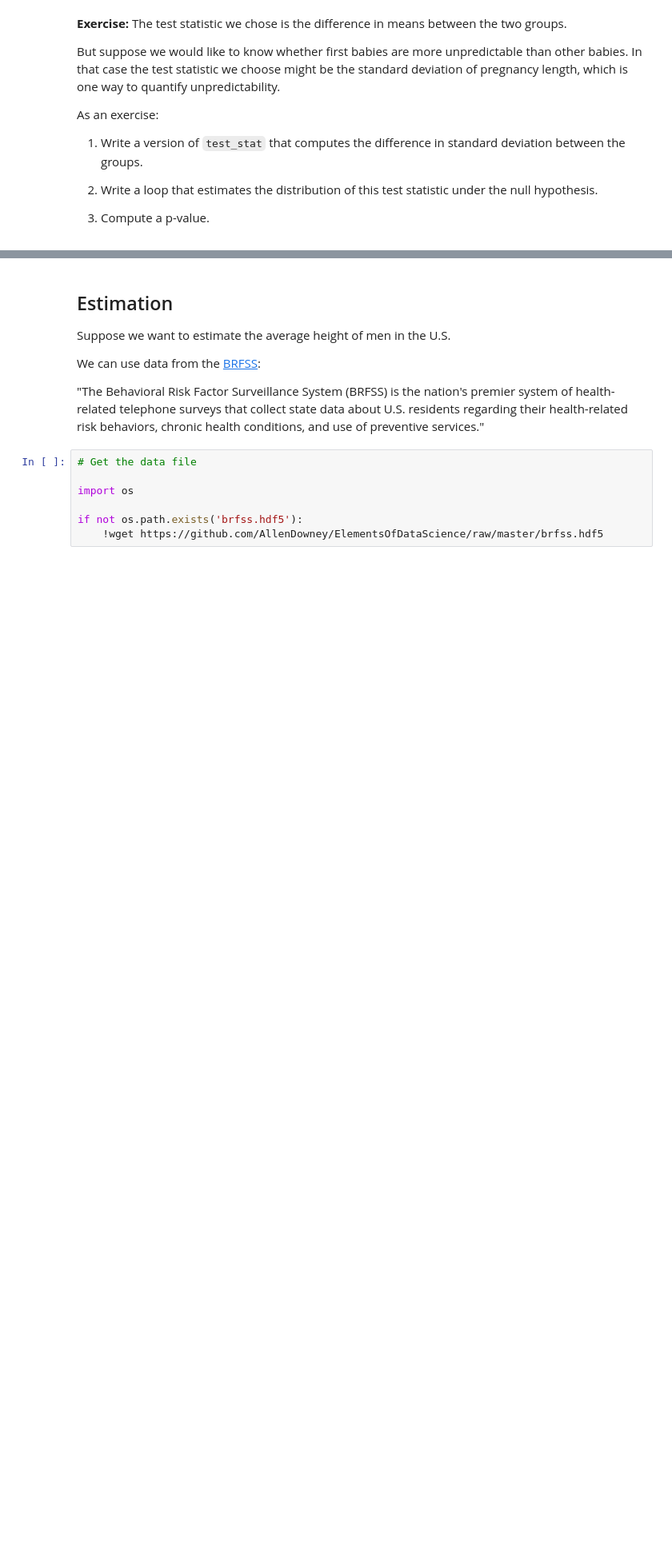
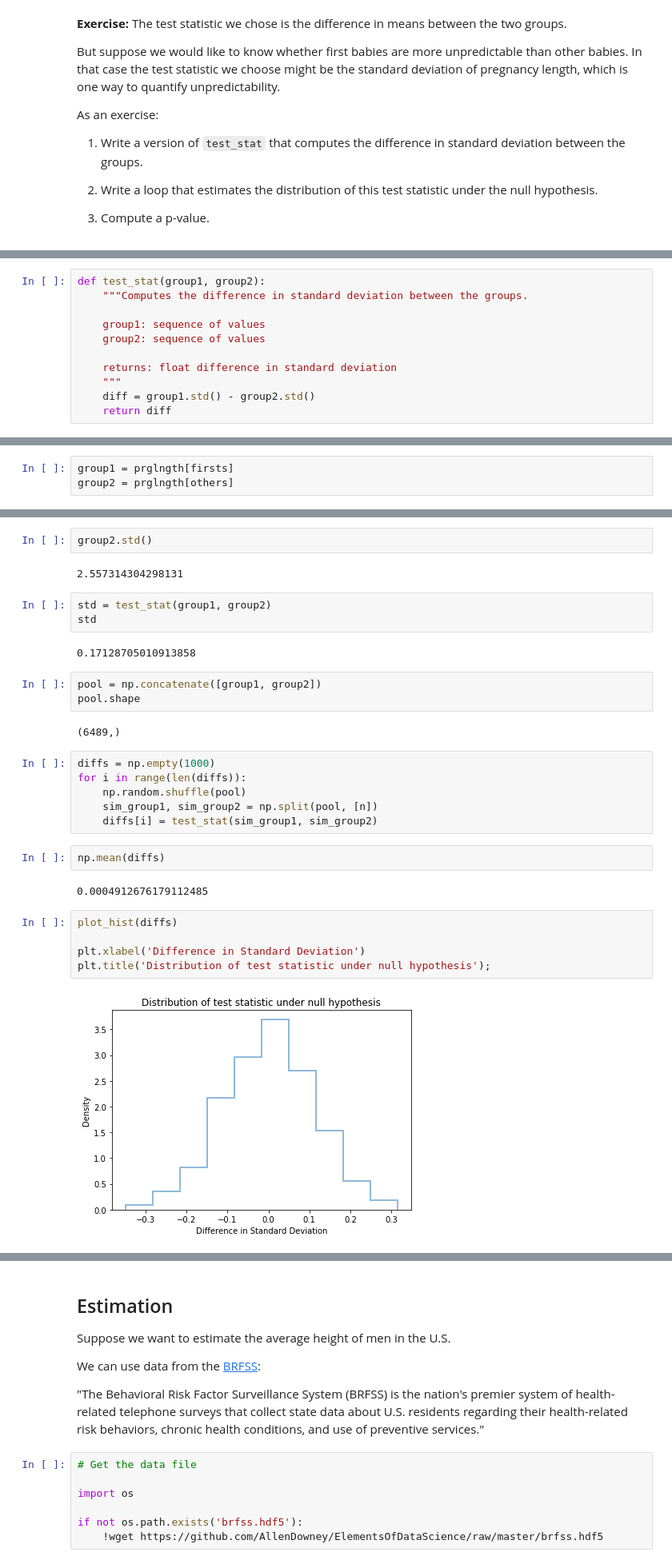
Before and after one commit to mstites/data-science, a Jupyter notebook: notebooks/11_inference.ipynb, the cells around one changed output, grey strips where cells are left out. Shown: that part at 80% size. Saved outputs shown, nothing was run; the diff lists cells and outputs as text; blank space fills up the shorter version.

```diff
--- a/notebooks/11_inference.ipynb
+++ b/notebooks/11_inference.ipynb
@@ -499,0 +542,11 @@ As an exercise:
+# %%
+def test_stat(group1, group2):
+    """Computes the difference in standard deviation between the groups.
+
+    group1: sequence of values
+    group2: sequence of values
+
+    returns: float difference in standard deviation
+    """
+    diff = group1.std() - group2.std()
+    return diff
@@ -499,0 +558,3 @@ As an exercise:
+# %%
+group1 = prglngth[firsts]
+group2 = prglngth[others]
@@ -499,0 +565,31 @@ As an exercise:
+# %%
+group2.std()
+# %% [output]
+2.557314304298131
+# %%
+std = test_stat(group1, group2)
+std
+# %% [output]
+0.17128705010913858
+# %%
+pool = np.concatenate([group1, group2])
+pool.shape
+# %% [output]
+(6489,)
+# %%
+diffs = np.empty(1000)
+for i in range(len(diffs)):
+    np.random.shuffle(pool)
+    sim_group1, sim_group2 = np.split(pool, [n])
+    diffs[i] = test_stat(sim_group1, sim_group2)
+# %%
+np.mean(diffs)
+# %% [output]
+0.0004912676179112485
+# %%
+plot_hist(diffs)
+
+plt.xlabel('Difference in Standard Deviation')
+plt.title('Distribution of test statistic under null hypothesis');
+# %% [output]
+[figure, added]
```
Also changed, not shown: parts of 42 cells of this notebook, 1 other file.
